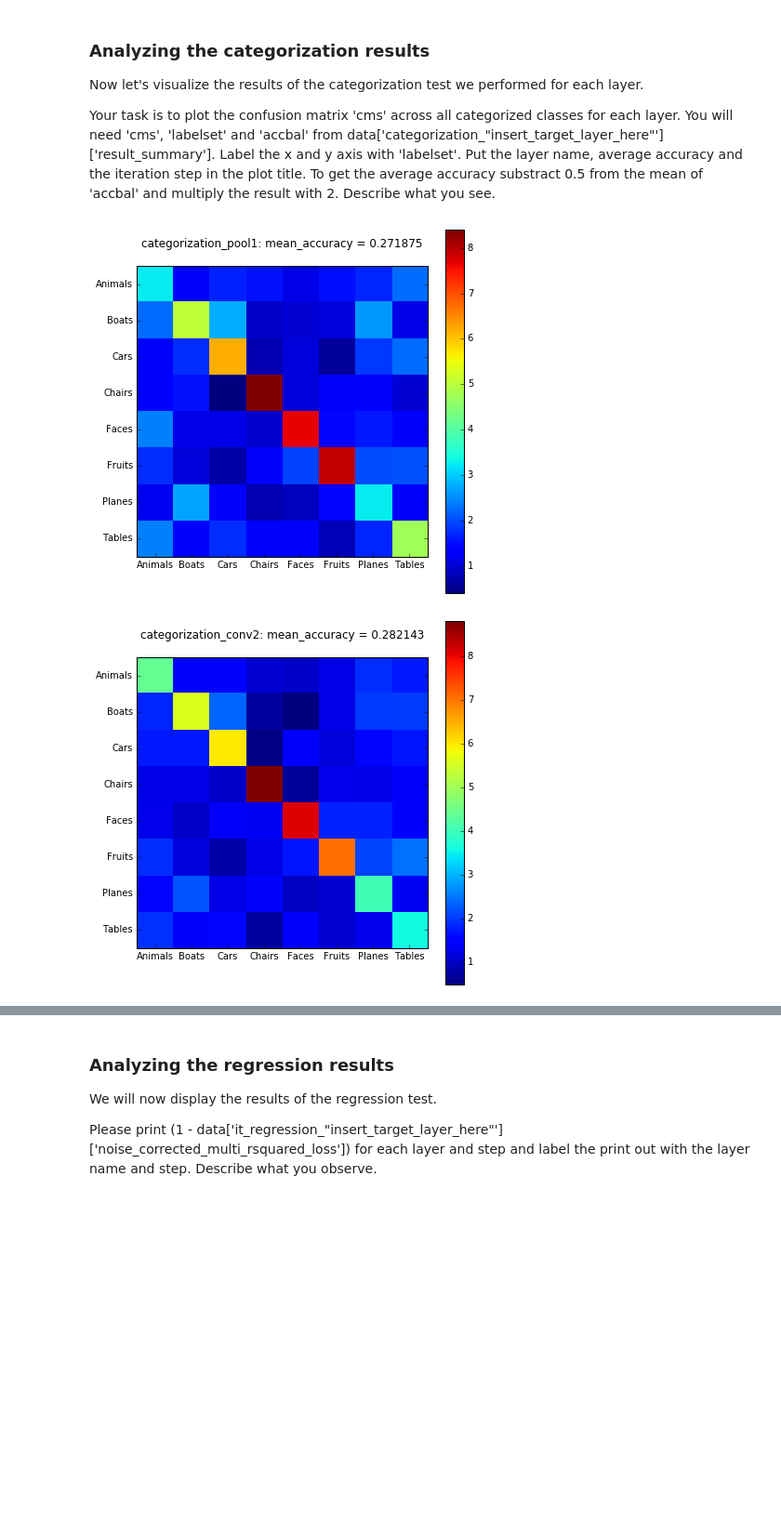
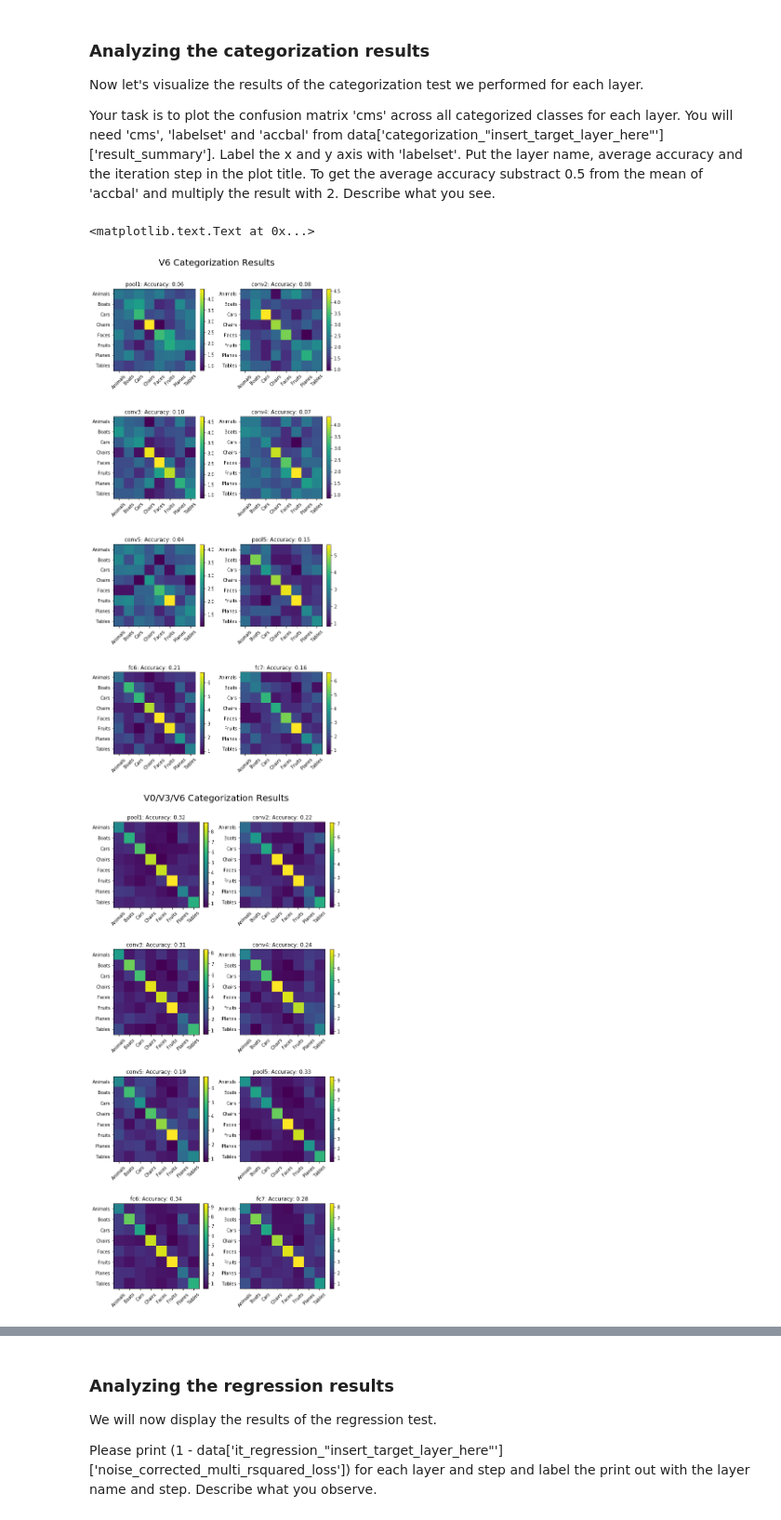
Before and after one commit to neuroailab/cs375, a Jupyter notebook: assignment1/cs375-assignment-1.ipynb, the cells around one changed output, grey strips where cells are left out. Shown at 93% size. Saved outputs shown, nothing was run; the diff lists cells and outputs as text; code cells hidden in the pictures; blank space fills up the shorter version.

```diff
--- a/assignment1/cs375-assignment-1.ipynb
+++ b/assignment1/cs375-assignment-1.ipynb
@@ -22,8 +22,9 @@ Let's connect to the database and pull the data training and test data that is s
 In order to find the right experiment id, it is useful to display which experiments are stored in the database first.
 # %%
 # connect to database
-dbname = 'imagenet'
+dbname = 'assignment1'
 collname = 'alexnet'
+exp_id = '2nd_experiment'
 port = 24444
 
 conn = pm.MongoClient(port = port)
@@ -93,13 +104,12 @@ In the following, your task will be to plot your evaluations at different iterat
 def get_neural_validation_data(exp_id):
     q_val = {'exp_id' : exp_id, 'validation_results' : {'$exists' : True}, 'validates': {'$exists' : True}}
     val_steps = coll.find(q_val, projection = ['validation_results', 'validates', 'exp_id'])
-
     results = [val_steps[i] for i in range(val_steps.count())]
     for res in results:
         res['step'] = coll.find({'_id': res['validates']})[0]['step']
     return results
 
-validation_data = get_neural_validation_data(exp_id=YOUR_EXP_ID_HERE)
+validation_data = get_neural_validation_data(exp_id=exp_id)
 print('data keys:')
 print(validation_data[0].keys())
 # %% [output]
@@ -117,7 +127,8 @@ and
 """
 target_layers = ['pool1', 'conv2', 'conv3', 'conv4', 'conv5', 'pool5', 'fc6', 'fc7']
 idx = -1 ### YOUR idx HERE
-data = validation_data[idx]['validation_results']['valid0']
+data_all = validation_data[idx]['validation_results']['VAll']
+data_6 = validation_data[idx]['validation_results']['V6']
 step = validation_data[idx]['step']
 # %% [markdown]
 ### Analyzing the RDM results
@@ -160,18 +184,36 @@ Your task is to plot the confusion matrix 'cms' across all categorized classes f
 # %%
 def plot_categorization_results(data, target_layers, step):
     """
     Plots the confusion matrix and the average classification accuracy for each layer.
 
     You will need to EDIT this section.
     """
+    ncols = 2
+    nrows = ceil(len(target_layers)/ncols)
+    plot_size = 4
+    f = plt.figure(figsize=(plot_size*ncols, plot_size*nrows))
+
     for i, layer in enumerate(target_layers):
         k = 'categorization_%s' % layer
         categorization_results = data[k]['result_summary']
         ### YOUR CODE HERE
+        confusion = np.vstack([np.mean(performance, 1) for performance in categorization_results['cms']])
+        acc = (np.mean(categorization_results['accbal'])-.5)*2 # why this?
+        # plot
+        plt.subplot(nrows, ncols, i+1)
+        plt.imshow(confusion)
+        plt.xticks(range(8), categorization_results['labelset'], rotation=45)
+        plt.yticks(range(8), categorization_results['labelset'])
+        plt.colorbar(fraction=.045)
+        plt.title('%s: Accuracy: %.2f' % (layer, acc))
+        ### END OF YOUR CODE
+    plt.tight_layout()
 
-        ### END OF YOUR CODE
-
-plot_categorization_results(data, target_layers, step)
+plot_categorization_results(data_6, target_layers, step)
+plt.suptitle('V6 Categorization Results', fontsize=20, y=1.02)
+plot_categorization_results(data_all, target_layers, step)
+plt.suptitle('V0/V3/V6 Categorization Results', fontsize=20, y=1.02)
 # %% [output]
+<matplotlib.text.Text at 0x...>
-[figure, old version]
+[figure, new version]
-[figure, old version]
+[figure, new version]
```
Also changed, not shown: parts of 14 cells of this notebook, 15 other files.
